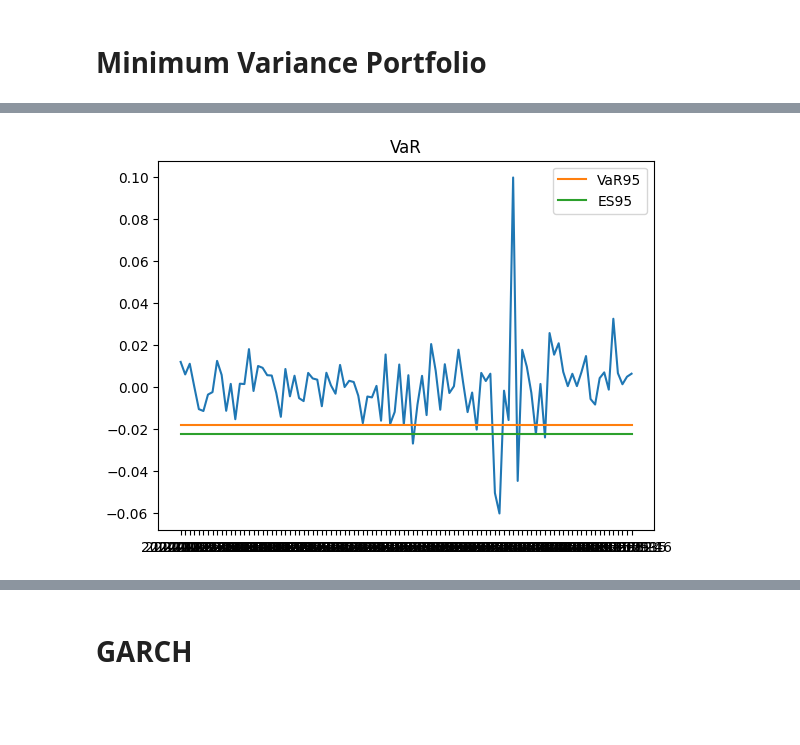
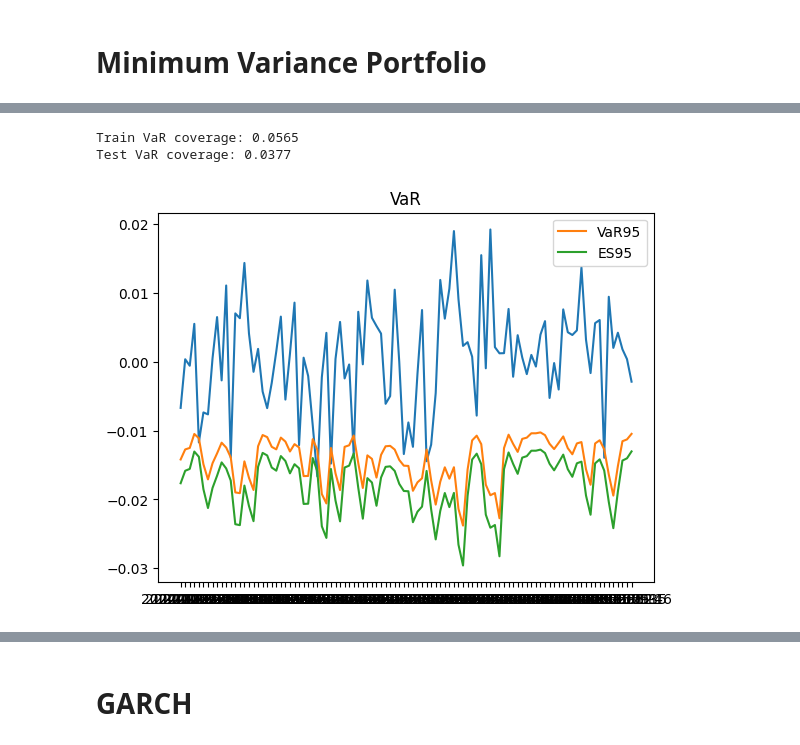
Before and after one commit to Lukirby/Stress-Testing-a-Markowitz-Portfolio, a Jupyter notebook: luca.ipynb, the cells around one changed output, grey strips where cells are left out. Drawn from its saved outputs; the diff is of its cells as text; code cells hidden in the pictures; blank space fills up the shorter version.

Commit message:
refactoring + arma e garch model fix + standardization of data, both on train and test

```diff
--- a/luca.ipynb
+++ b/luca.ipynb
@@ -227,8 +250,10 @@ def get_ES(alpha, mean, std):
 # %%
-from sklearn.preprocessing import StandardScaler
-#scaler = StandardScaler()
-#spy_r_scaled = scaler.fit_transform(spy_r.values.reshape(-1, 1))
-spy_r_scaled = np.log1p(spy_r)
+def get_ARMA(returns):
+    arma_model = arima.AutoARIMA(d=0,information_criterion="bic",suppress_warnings=True,trace=True)
+    arma_model.fit(y=returns)
+    return arma_model
 
-arima_model = arima.AutoARIMA(d=0,information_criterion="bic")
-arima_model.fit(y=spy_r_scaled)
+def get_ARMA_predictions(arma_model,n_samples):
+    past_prediction = arma_model.predict_in_sample()
+    future_prediction = arma_model.predict(n_periods=n_samples)
+    return past_prediction,future_prediction
@@ -237,3 +260,4 @@ AutoARIMA(d=0, information_criterion='bic')
 # %%
-print(arima_model.summary())
+spy_arma = get_ARMA(spy_r_squared)
+print(spy_arma.summary())
 # %% [output]
@@ -308,0 +281,16 @@ print((np.where((spy_r <= np.mean(ES)), 1, 0)).mean()) #train
+# %%
+past_spy_variance,future_spy_variance = get_ARMA_predictions(spy_arma,len(spy_test_r))
+# %%
+past_spy_VaR = get_VaR(alpha=0.95,mean=0,std=past_spy_variance**(0.5))
+future_spy_VaR = get_VaR(alpha=0.95,mean=0,std=future_spy_variance**(0.5))
+print("Past SPY VaR (train):")
+print(past_spy_VaR.mean())
+print("Future SPY VaR (test):")
+print(future_spy_VaR.mean())
+
+past_spy_ES = get_ES(alpha=0.95,mean=0,std=past_spy_variance**(0.5))
+future_spy_ES = get_ES(alpha=0.95,mean=0,std=future_spy_variance**(0.5))
+print("Past SPY ES (train):")
+print(past_spy_ES.mean())
+print("Future SPY ES (test):")
+print(future_spy_ES.mean())
@@ -309,10 +306,16 @@ print((np.where((spy_r <= np.mean(ES)), 1, 0)).mean()) #train
+# %%
+print(f"Train VaR coverage: {(np.where((spy_r_log <= past_spy_VaR), 1, 0)).mean():.4f}")
+print(f"Test VaR coverage: {(np.where((spy_test_r_log <= future_spy_VaR), 1, 0)).mean():.4f}")
+# %% [output]
+Train VaR coverage: 0.0565
+Test VaR coverage: 0.0377
 # %%
 tail = 100
-plt.plot(spy['Price'][-tail:],y_true[-tail:])
-plt.plot(spy['Price'][-tail:],VaR[-tail:], label='VaR95')
-plt.plot(spy['Price'][-tail:],ES[-tail:], label='ES95')
+plt.plot(spy['Price'][-tail:],spy_r_log[-tail:])
+plt.plot(spy['Price'][-tail:],past_spy_VaR[-tail:], label='VaR95')
+plt.plot(spy['Price'][-tail:],past_spy_ES[-tail:], label='ES95')
 plt.title("VaR")
 plt.legend()
 plt.show()
 # %% [output]
-[figure, old version]
+[figure, new version]
```
Also changed, not shown: parts of 37 cells of this notebook.
